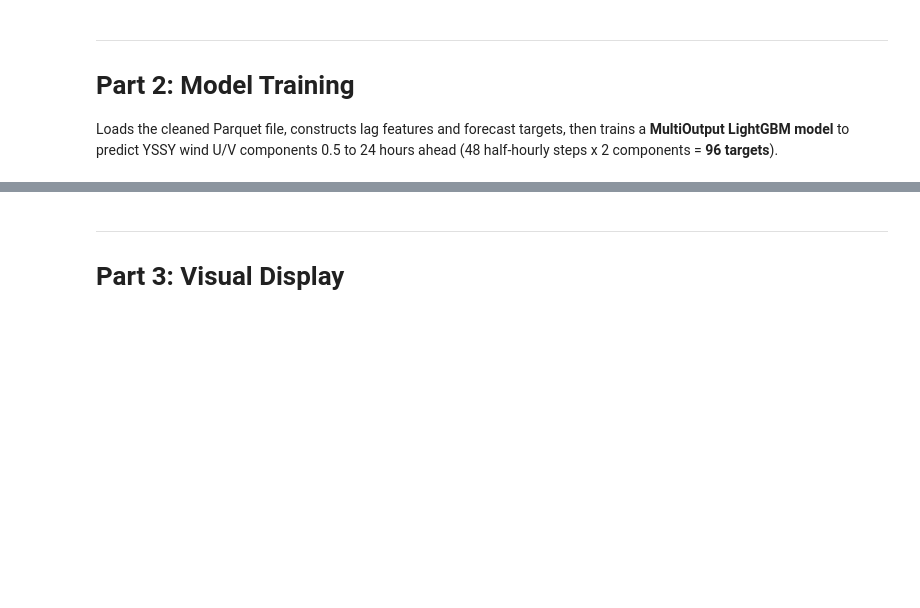
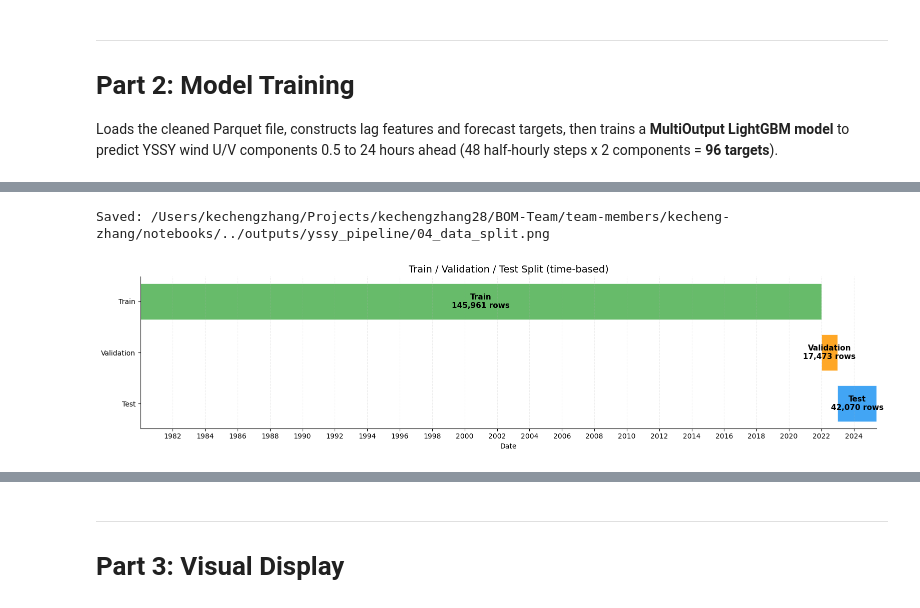
Before and after one commit to joeyllm/BOM-Team, a Jupyter notebook: team-members/kecheng-zhang/notebooks/YSSY_recreate.ipynb, the cells around one changed output, grey strips where cells are left out. Drawn from its saved outputs; the diff is of its cells as text; code cells hidden in the pictures; blank space fills up the shorter version.

```diff
--- a/team-members/kecheng-zhang/notebooks/YSSY_recreate.ipynb
+++ b/team-members/kecheng-zhang/notebooks/YSSY_recreate.ipynb
@@ -330,3 +532,44 @@ print(f"Features: {X_train.shape[1]} | Targets: {y_train.shape[1]}")
+# %%
+# ----------------------------------------------------------
+# Fig 4: Train / Val / Test Split Timeline
+# ----------------------------------------------------------
+
+fig, ax = plt.subplots(figsize=(16, 4))
+
+splits = [
+    ('Train', df.index.min(), TRAIN_END, '#4CAF50'),
+    ('Validation', VAL_START, VAL_END, '#FF9800'),
+    ('Test',     TEST_START, df.index.max(), '#2196F3'),
+]
+
+y_positions = [1, 0.5, 0]
+for (label, start, end, color), y in zip(splits, y_positions):
+    s_dt = pd.Timestamp(start)
+    e_dt = pd.Timestamp(end)
+    ax.barh(y, (e_dt - s_dt).days, left=mdates.date2num(s_dt),
+            height=0.35, color=color, alpha=0.85, edgecolor='white', linewidth=0.5)
+    mid = s_dt + (e_dt - s_dt) / 2
+    count = {'Train': len(X_train), 'Validation': len(X_val), 'Test': len(X_test)}[label]
+    ax.text(mdates.date2num(mid), y, f'{label}\n{count:,} rows', ha='center', va='center', fontsize=11, fontweight='bold')
+
+ax.set_yticks(y_positions)
+ax.set_yticklabels([s[0] for s in splits])
+ax.set_xlabel('Date')
+ax.xaxis.set_major_formatter(mdates.DateFormatter('%Y'))
+ax.xaxis.set_major_locator(mdates.YearLocator(2))
+ax.set_xlim(mdates.date2num(pd.Timestamp(df.index.min())),
+            mdates.date2num(pd.Timestamp(df.index.max())))
+ax.set_title('Train / Validation / Test Split (time-based)', fontsize=14)
+ax.grid(axis='x', ls=':', alpha=0.4)
+ax.spines[['top', 'right']].set_visible(False)
+
+plt.tight_layout()
+plt.savefig(OUTPUT_DIR / '04_data_split.png', dpi=150)
+print(f'Saved: {OUTPUT_DIR / "04_data_split.png"}')
+plt.show()
+# %% [output]
+Saved: /Users/kechengzhang/Projects/kechengzhang28/BOM-Team/team-members/kecheng-zhang/notebooks/../outputs/yssy_pipeline/04_data_split.png
+[figure, added]
 # %%
 # --- Train MultiOutput LightGBM Model ---
 
```
Also changed, not shown: parts of 19 cells of this notebook, 7 other files.
